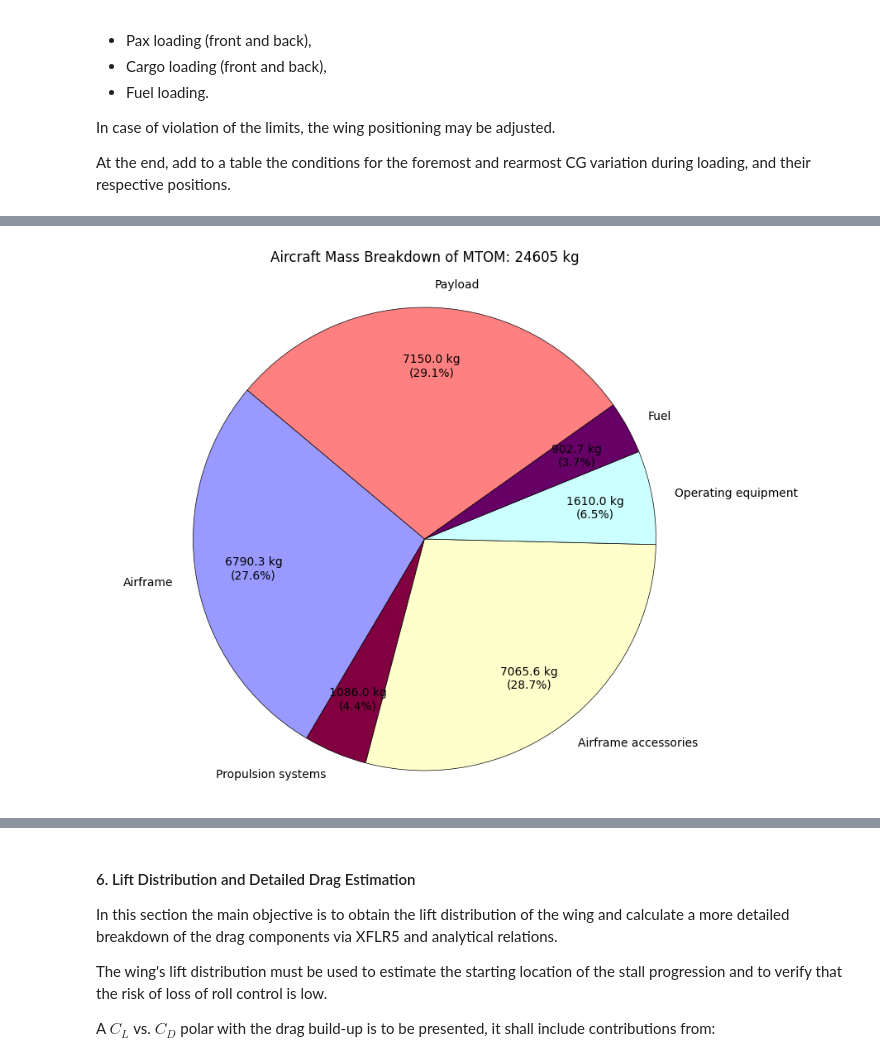
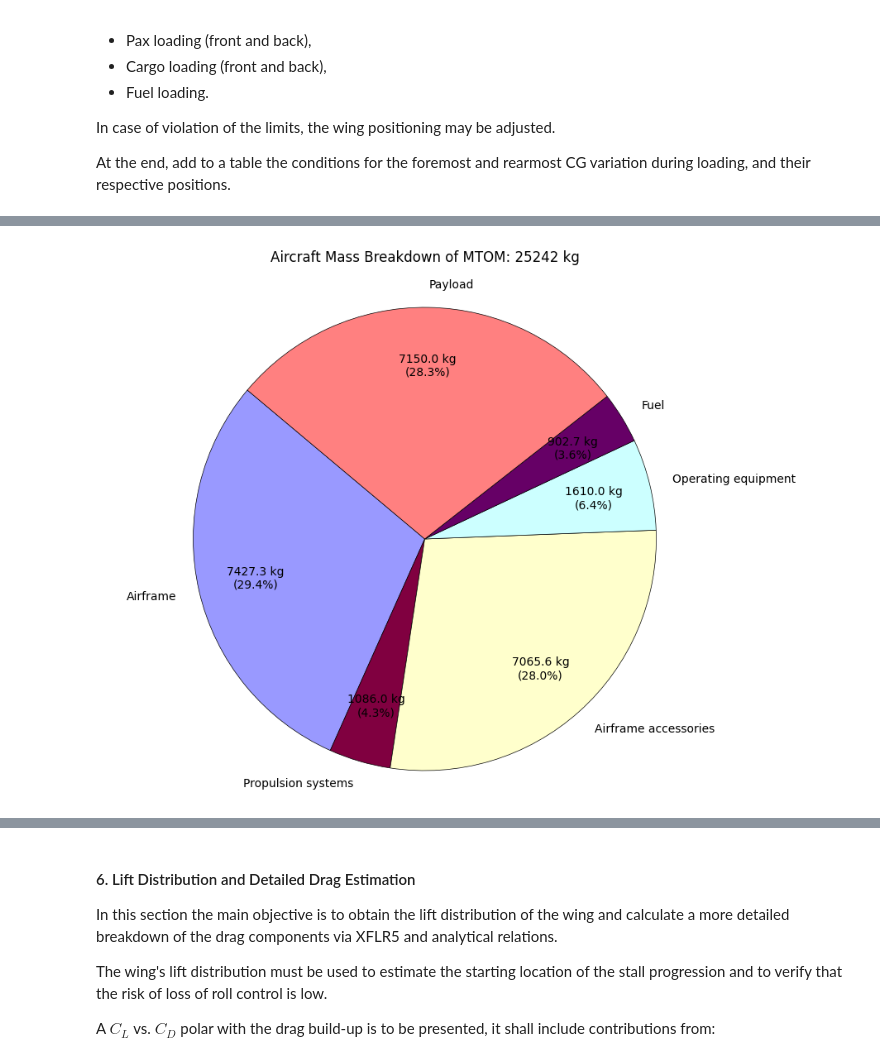
Before and after one commit to MatthiasFrenzl/TUW-AircraftDesign2-SS2026, a Jupyter notebook: Code/Aircraft Design 2 - Calculations - Group 1 - SS2026.ipynb, the cells around one changed output, grey strips where cells are left out. Saved outputs shown, nothing was run; the diff lists cells and outputs as text; code cells hidden in the pictures.

Commit message:
Added stability on the ground criteria checks and refined masses using the formulas provided

```diff
--- a/Code/Aircraft Design 2 - Calculations - Group 1 - SS2026.ipynb
+++ b/Code/Aircraft Design 2 - Calculations - Group 1 - SS2026.ipynb
@@ -243,49 +291,33 @@ In case of violation of the limits, the wing positioning may be adjusted.
 
 At the end, add to a table the conditions for the foremost and rearmost CG variation during loading, and their respective positions.
 # %%
-"For the base version form Aircraft Design 1: # is a check that indiucated that the component was used"
-# Define funciton for naming:
-
+# Define funciton for naming
 def pvar(name, value, unit):
     print(f"{name} = {round(float(value), 2)} {unit}")
 
-m_TO_assumed = mTO;
+##### 1.1 Airframe #####
+# Fuselage mass using book
+m_fuselage = (C_shell * (df**2) * (lf + l_ref_fus) + Omega_fl * math.sqrt(n_ult) * df * lf)/g
 
-NbPass_str = 70    #Passenger number for stretch
-mPass = 83;
-mLugg = 12;
-mFrght = 500       #Freight mass (kg)
+#  Wing mass using book
+eta_cp = 0.36 * math.sqrt(1 + sweep_angle_rad)
+term1 = 0.0013 * n_ult * math.sqrt((mTO - m_fuel) * 9.80665 * mTO * g) * (eta_cp * b_w / b_ref)
+term2 = AR / (airfoil_thickness * math.cos(sweep_angle_rad)**2)
+w_wing = (term1 * term2) + (Omega_S * S)
+m_wing = w_wing/g
 
-l_fuselage = lf;
-h_tail = 8.75
+# Horizontal and vertical tailplanes
+m_horizontal_tailplane =  0.10 * m_wing
+m_vertical_tailplane = w_vert_tail = 0.07 * m_fuselage
 
-MAC = 2.49; #### CHECK PLS
+# Landing gear mass using book
+m_landing_gear = 0.025 * mTO + 0.016 * m_landing
+m_landing_gear_front = 0.3 * m_landing_gear ### ASSUMED
+m_landing_gear_main = 0.7 * m_landing_gear ### ASSUMED
 
-m_payload = NbPass_str*(mPass+mLugg) + mFrght
-##### Electric components #####
-m_fuel_cells = 2313;  # Added to accessories
-m_bateries = 37;  # Added to accessories
-m_inverters = 153; # Added to accessories
+m_controls = 2.1 * mTO/100;
+m_engine_nacelle = 0;
 
-##### Fuel - fuel tanks #####
-m_fuel = 728;
-m_fuel_tanks = 37 + 110; # Added to propulsion
-
-##### Propulsion electric #####
-m_emotors = 303; # Replaced Engines Mass
-m_motors_cooling = 91; # Added to propulsion
-
-############################# Torenbeek’s* Detailed Mass Estimation ########################
-
-##### 1.1 Airframe #####
-m_horizontal_tailplane = 0.9 * m_TO_assumed/100;
-m_vertical_tailplane = 0.4 * m_TO_assumed/100;
-m_fuselage = 8.3 * m_TO_assumed/100;
-m_landing_gear_front = 1.2 * m_TO_assumed/100; ### ASSUMED
-m_landing_gear_main = 3.1 * m_TO_assumed/100; ### ASSUMED
-m_controls = 2.1 * m_TO_assumed/100;
-m_wing = 11 * m_TO_assumed/100;
-m_engine_nacelle = 2.9 * m_TO_assumed/100;
 # Total
 m_airframe = m_horizontal_tailplane + m_vertical_tailplane + m_fuselage + m_landing_gear_front +  m_landing_gear_main + m_controls + m_wing + m_engine_nacelle;
 print(" === 1.1 Airframe === ")
@@ -303,7 +335,7 @@ print()
 
 ##### 1.2 Propulsion #####
 m_engines = m_emotors;
-m_reverse = 2.4 * m_TO_assumed/100;
+m_reverse = 2.4 * mTO/100;
 # Total
 m_propulsion = m_engines + m_reverse + m_motors_cooling + m_fuel_tanks;
 print(" === 1.2 Propulsion === ")
@@ -317,23 +349,23 @@ pvar("m_fuel_tanks", m_fuel_tanks, "kg")
 print()
 
 ##### 1.3 Airframe accessories #####
-m_apu = 0.9 * m_TO_assumed/100;
-m_avionics = 2.1 * m_TO_assumed/100;
-m_hydrolics = 1.7 * m_TO_assumed/100;
-m_electric = 2.8 * m_TO_assumed/100;
-m_cond_antiicing = 1.6 * m_TO_assumed/100;
-m_rest = 0.6 * m_TO_assumed/100;
+m_apu = 0.9 * mTO/100;
+m_avionics = 2.1 * mTO/100;
+m_hydrolics = 1.7 * mTO/100;
+m_electric = 2.8 * mTO/100;
+m_cond_antiicing = 1.6 * mTO/100;
+m_rest = 0.6 * mTO/100;
 
 ### Break up of the interior is required by balances and loads ###
-# NOT JUST m_interior = 8.3 * m_TO_assumed/100;
-m_passenger_seats = NbPass_str * 11;
-m_cockpit_int =   1 * m_TO_assumed/100;
-m_front_galley =   0 * m_TO_assumed/100;
-m_rear_galley =   2 * m_TO_assumed/100;
-m_front_lavatory =   2 * m_TO_assumed/100;
-m_rear_lavatory =   0 * m_TO_assumed/100;
-m_floor_covering =   1 * m_TO_assumed/100;
-m_wall_isolation =   1 * m_TO_assumed/100;
+# NOT JUST m_interior = 8.3 * mTO/100;
+m_passenger_seats = NbPass_str * m_seat;
+m_cockpit_int =   1 * mTO/100;
+m_front_galley =   0 * mTO/100;
+m_rear_galley =   2 * mTO/100;
+m_front_lavatory =   2 * mTO/100;
+m_rear_lavatory =   0 * mTO/100;
+m_floor_covering =   1 * mTO/100;
+m_wall_isolation =   1 * mTO/100;
 m_interior = m_passenger_seats + m_cockpit_int + m_front_galley + m_rear_galley + m_front_lavatory + m_rear_lavatory + m_floor_covering + m_wall_isolation;
 # Total
 m_accessories = m_apu + m_avionics + m_hydrolics + m_electric + m_cond_antiicing  + m_interior + m_rest + m_fuel_cells + m_bateries + m_inverters;
@@ -367,11 +399,11 @@ print()
 ##### 1.4 Operating equipment #####
 m_cabin_crew = 2 * 83;
 m_cockpit_crew = 2 * 83;
-m_service_rear = 2.5 * m_TO_assumed/100;
-m_service_front = 0 * m_TO_assumed/100;
-m_water = 0.3 * m_TO_assumed/100;
-m_emer_eq = 0.3 * m_TO_assumed/100;
-m_residual_fuel = 0 * m_TO_assumed/100; ### Assumed because LH2 is really light
+m_service_rear = 2.5 * mTO/100;
+m_service_front = 0 * mTO/100;
+m_water = 0.3 * mTO/100;
+m_emer_eq = 0.3 * mTO/100;
+m_residual_fuel = 0 * mTO/100; ### Assumed because LH2 is really light
 m_cargo = mFrght;
 m_oxygen_eq = 0.5 * NbPass_str;
 m_fire_eq = 4;
@@ -475,5 +507,5 @@ m_OE = 16551.91 kg
 m_payload = 7150.0 kg
-[figure, old version]
+[figure, new version]
 # %%
 ### Fuselage group dictionary ###
 
```
Also changed, not shown: parts of 6 cells of this notebook.
